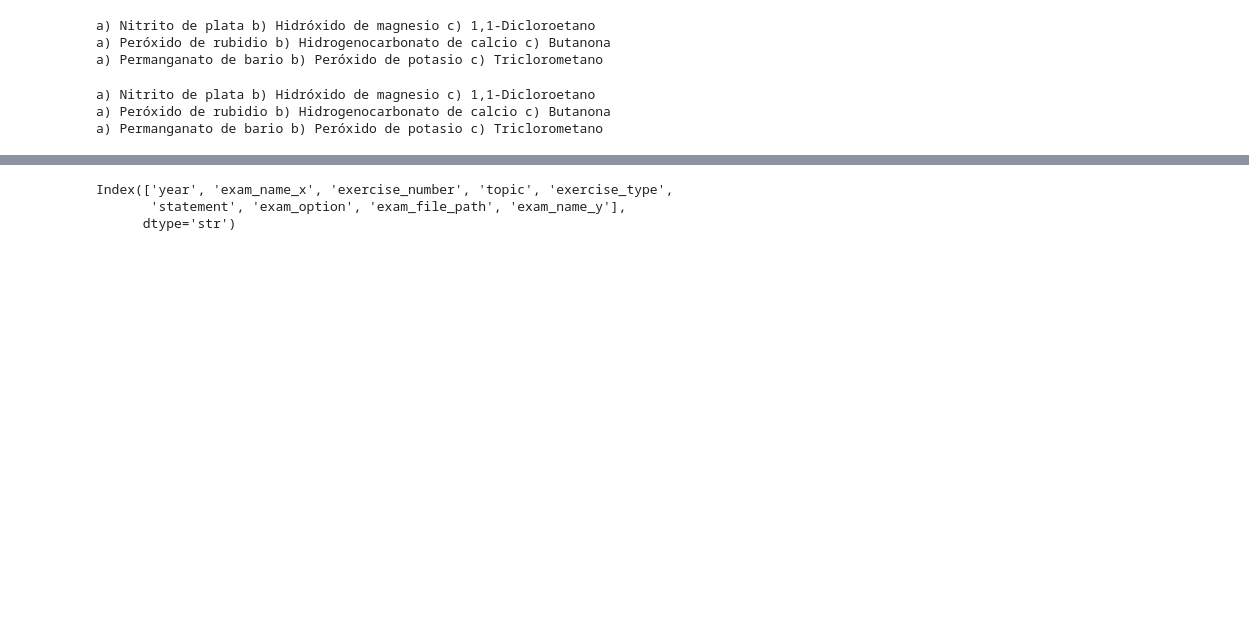
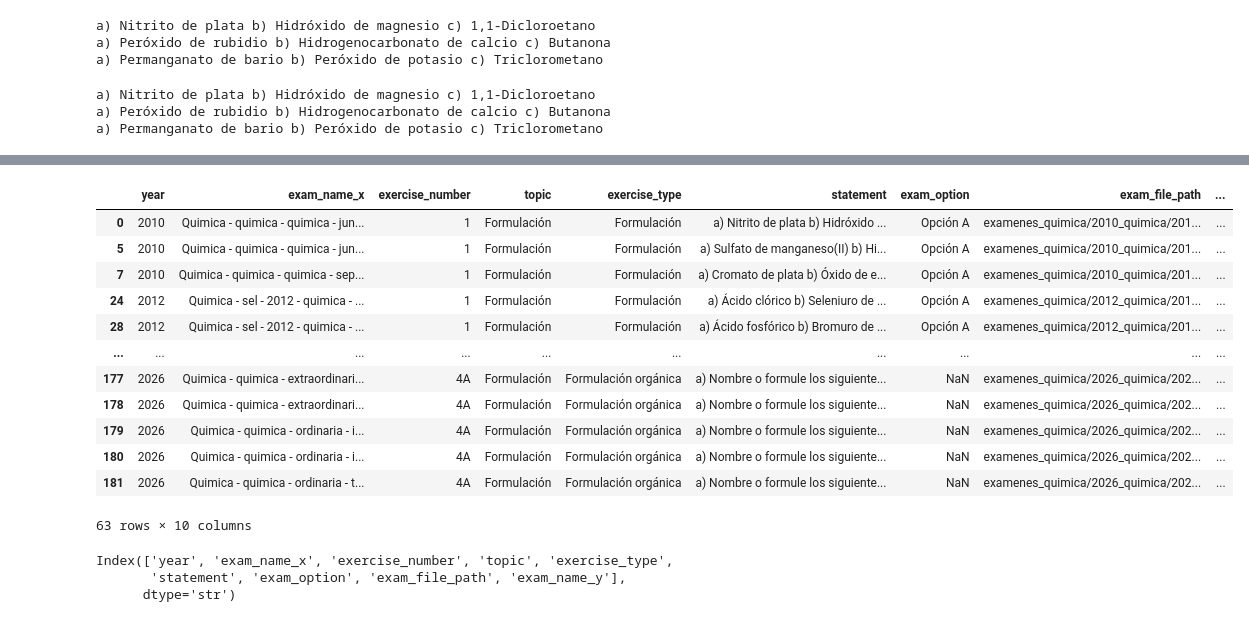
Before and after one commit to chusk2/selector_examenes, a Jupyter notebook: notebooks/assign_exam_names/match_formulation_exercises.ipynb, the cells around one changed output, grey strips where cells are left out. Drawn from its saved outputs; the diff is of its cells as text; code cells hidden in the pictures; blank space fills up the shorter version.

```diff
--- a/notebooks/assign_exam_names/match_formulation_exercises.ipynb
+++ b/notebooks/assign_exam_names/match_formulation_exercises.ipynb
@@ -100,3 +116,19 @@ form_merged.shape
+# %%
+form_merged.loc[form_merged.exam_name_y.isna()]
+# %% [output]
+|  | year | exam_name_x | exercise_number | topic | exercise_type | statement | exam_option | exam_file_path | ... |
+| 0 | 2010 | Quimica - quimica - quimica - jun... | 1 | Formulación | Formulación | a) Nitrito de plata b) Hidróxido ... | Opción A | examenes_quimica/2010_quimica/201... | ... |
+| 5 | 2010 | Quimica - quimica - quimica - jun... | 1 | Formulación | Formulación | a) Sulfato de manganeso(II) b) Hi... | Opción A | examenes_quimica/2010_quimica/201... | ... |
+| 7 | 2010 | Quimica - quimica - quimica - sep... | 1 | Formulación | Formulación | a) Cromato de plata b) Óxido de e... | Opción A | examenes_quimica/2010_quimica/201... | ... |
+| 24 | 2012 | Quimica - sel - 2012 - quimica - ... | 1 | Formulación | Formulación | a) Ácido clórico b) Seleniuro de ... | Opción A | examenes_quimica/2012_quimica/201... | ... |
+| 28 | 2012 | Quimica - sel - 2012 - quimica - ... | 1 | Formulación | Formulación | a) Ácido fosfórico b) Bromuro de ... | Opción A | examenes_quimica/2012_quimica/201... | ... |
+| ... | ... | ... | ... | ... | ... | ... | ... | ... | ... |
+| 177 | 2026 | Quimica - quimica - extraordinari... | 4A | Formulación | Formulación orgánica | a) Nombre o formule los siguiente... | NaN | examenes_quimica/2026_quimica/202... | ... |
+| 178 | 2026 | Quimica - quimica - extraordinari... | 4A | Formulación | Formulación orgánica | a) Nombre o formule los siguiente... | NaN | examenes_quimica/2026_quimica/202... | ... |
+| 179 | 2026 | Quimica - quimica - ordinaria - i... | 4A | Formulación | Formulación orgánica | a) Nombre o formule los siguiente... | NaN | examenes_quimica/2026_quimica/202... | ... |
+| 180 | 2026 | Quimica - quimica - ordinaria - i... | 4A | Formulación | Formulación orgánica | a) Nombre o formule los siguiente... | NaN | examenes_quimica/2026_quimica/202... | ... |
+| 181 | 2026 | Quimica - quimica - ordinaria - t... | 4A | Formulación | Formulación orgánica | a) Nombre o formule los siguiente... | NaN | examenes_quimica/2026_quimica/202... | ... |
+63 rows × 10 columns
 # %%
 form_merged.columns
 # %% [output]
```
Also changed, not shown: parts of 11 cells of this notebook, 5 other files.
